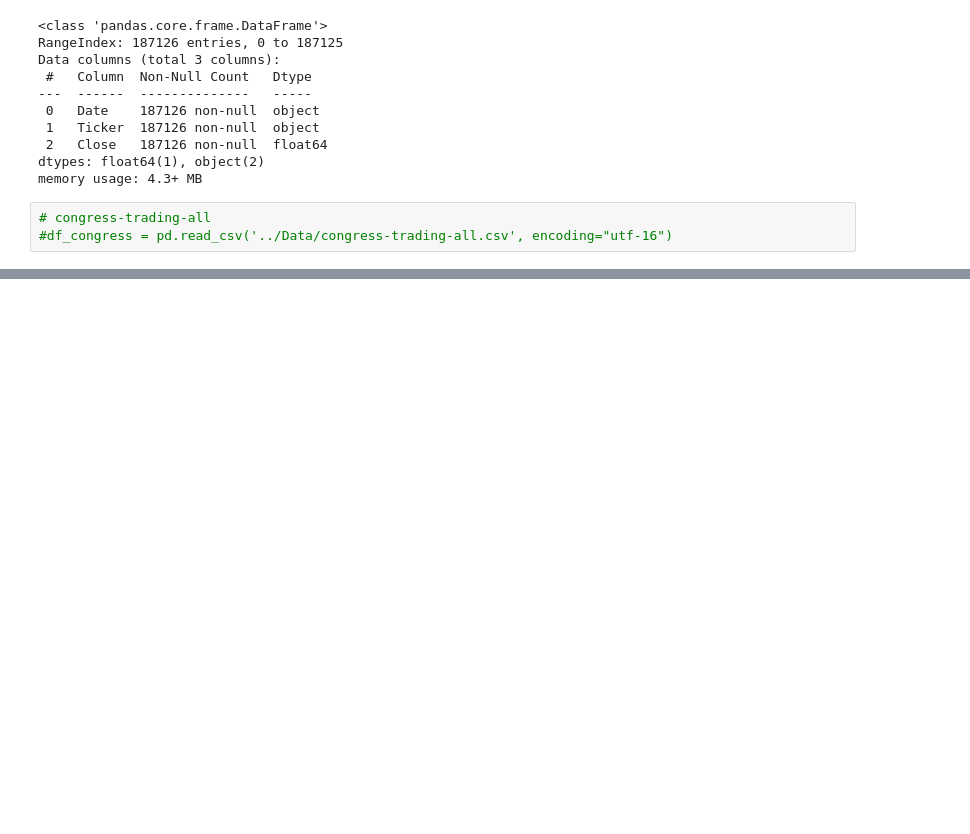
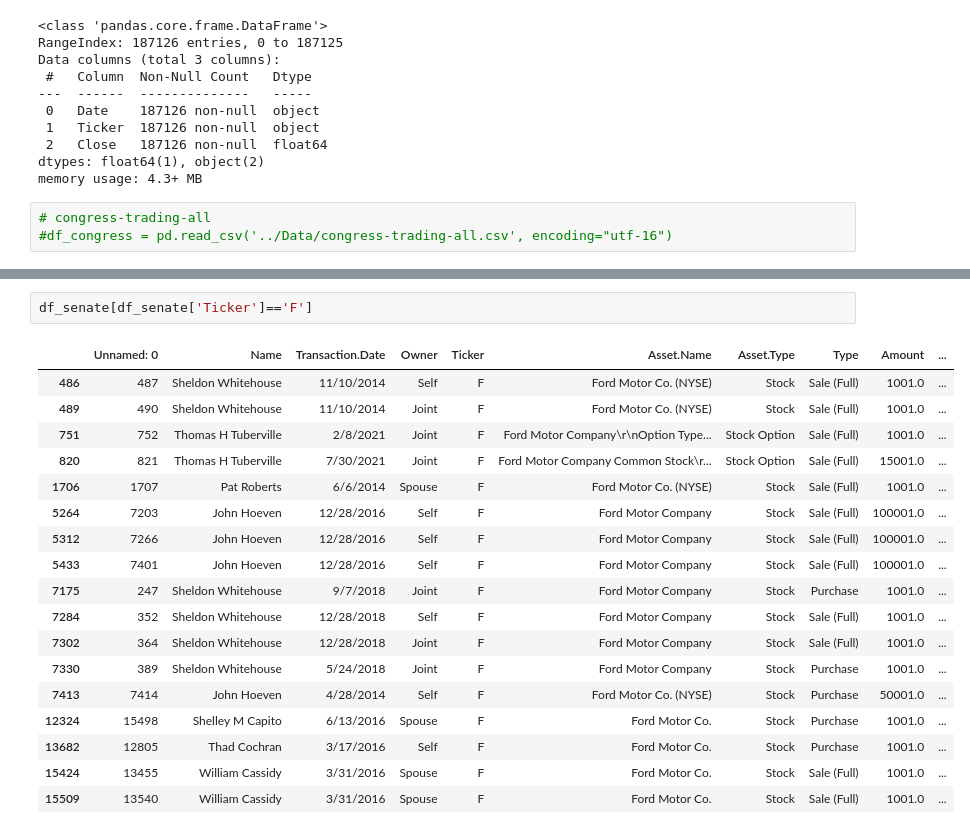
Before and after one commit to Arnabds/equity-vs-commodity, a Jupyter notebook: Kate_notebook/congress_data.ipynb, the cells around one changed output, grey strips where cells are left out. Drawn from its saved outputs; the diff is of its cells as text; blank space fills up the shorter version.

```diff
--- a/Kate_notebook/congress_data.ipynb
+++ b/Kate_notebook/congress_data.ipynb
@@ -80,0 +141,21 @@ memory usage: 4.3+ MB
+# %%
+df_senate[df_senate['Ticker']=='F']
+# %% [output]
+|  | Unnamed: 0 | Name | Transaction.Date | Owner | Ticker | Asset.Name | Asset.Type | Type | Amount | ... |
+| 486 | 487 | Sheldon Whitehouse | 11/10/2014 | Self | F | Ford Motor Co. (NYSE) | Stock | Sale (Full) | 1001.0 | ... |
+| 489 | 490 | Sheldon Whitehouse | 11/10/2014 | Joint | F | Ford Motor Co. (NYSE) | Stock | Sale (Full) | 1001.0 | ... |
+| 751 | 752 | Thomas H Tuberville | 2/8/2021 | Joint | F | Ford Motor Company\r\nOption Type... | Stock Option | Sale (Full) | 1001.0 | ... |
+| 820 | 821 | Thomas H Tuberville | 7/30/2021 | Joint | F | Ford Motor Company Common Stock\r... | Stock Option | Sale (Full) | 15001.0 | ... |
+| 1706 | 1707 | Pat Roberts | 6/6/2014 | Spouse | F | Ford Motor Co. (NYSE) | Stock | Sale (Full) | 1001.0 | ... |
+| 5264 | 7203 | John Hoeven | 12/28/2016 | Self | F | Ford Motor Company | Stock | Sale (Full) | 100001.0 | ... |
+| 5312 | 7266 | John Hoeven | 12/28/2016 | Self | F | Ford Motor Company | Stock | Sale (Full) | 100001.0 | ... |
+| 5433 | 7401 | John Hoeven | 12/28/2016 | Self | F | Ford Motor Company | Stock | Sale (Full) | 100001.0 | ... |
+| 7175 | 247 | Sheldon Whitehouse | 9/7/2018 | Joint | F | Ford Motor Company | Stock | Purchase | 1001.0 | ... |
+| 7284 | 352 | Sheldon Whitehouse | 12/28/2018 | Self | F | Ford Motor Company | Stock | Sale (Full) | 1001.0 | ... |
+| 7302 | 364 | Sheldon Whitehouse | 12/28/2018 | Joint | F | Ford Motor Company | Stock | Sale (Full) | 1001.0 | ... |
+| 7330 | 389 | Sheldon Whitehouse | 5/24/2018 | Joint | F | Ford Motor Company | Stock | Purchase | 1001.0 | ... |
+| 7413 | 7414 | John Hoeven | 4/28/2014 | Self | F | Ford Motor Co. (NYSE) | Stock | Purchase | 50001.0 | ... |
+| 12324 | 15498 | Shelley M Capito | 6/13/2016 | Spouse | F | Ford Motor Co. | Stock | Purchase | 1001.0 | ... |
+| 13682 | 12805 | Thad Cochran | 3/17/2016 | Self | F | Ford Motor Co. | Stock | Purchase | 1001.0 | ... |
+| 15424 | 13455 | William Cassidy | 3/31/2016 | Spouse | F | Ford Motor Co. | Stock | Sale (Full) | 1001.0 | ... |
+| 15509 | 13540 | William Cassidy | 3/31/2016 | Spouse | F | Ford Motor Co. | Stock | Sale (Full) | 1001.0 | ... |
```
Also changed, not shown: parts of 10 cells of this notebook, 1 other file.
